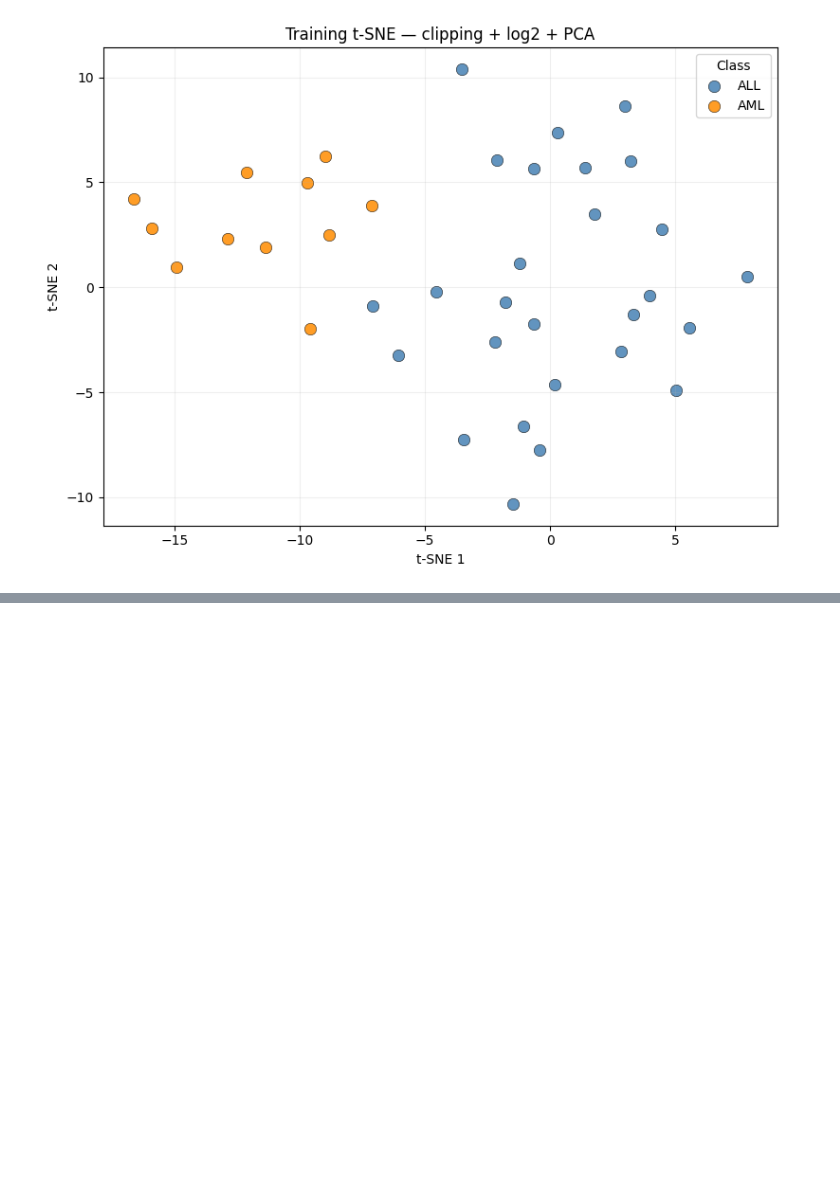
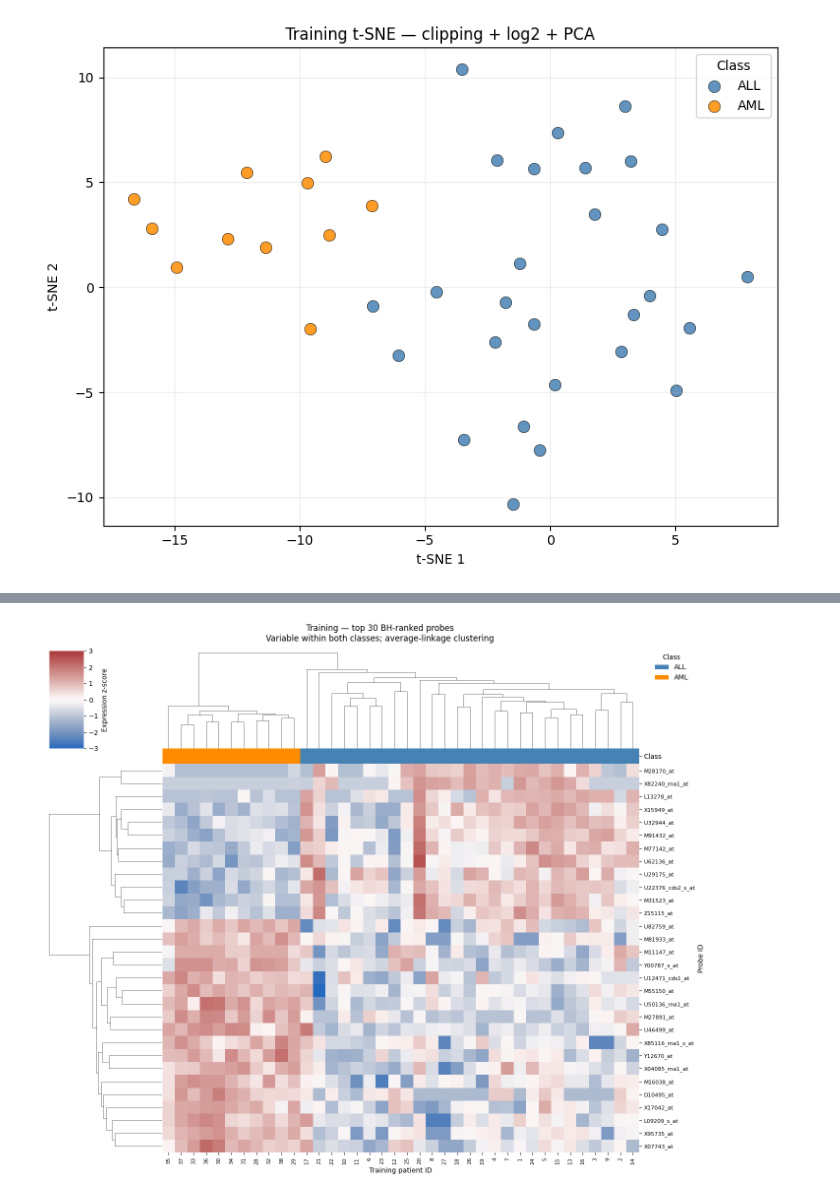
Before and after one commit to feyzatesoglu/all-aml-gene-expression-classification, a Jupyter notebook: notebooks/01_data_exploration.ipynb, the cells around one changed output, grey strips where cells are left out. Cells and saved outputs as stored; diff of their text form; code cells hidden in the pictures; blank space fills up the shorter version.

Commit message:
feat: add probe-level statistical analysis and clustered heatmap

```diff
--- a/notebooks/01_data_exploration.ipynb
+++ b/notebooks/01_data_exploration.ipynb
@@ -649,0 +809,73 @@ plt.show()
+# %%
+import seaborn as sns
+import matplotlib.pyplot as plt
+from matplotlib.patches import Patch
+
+# Mevcut BH sonuçlarını koruyarak görselleştirme alt kümesini seç.
+eligible = checked_stats.loc[
+    checked_stats["significant_BH_0.05"]
+    & ~checked_stats["near_constant_ALL"]
+    & ~checked_stats["near_constant_AML"]
+].sort_values(["p_adj_BH", "p_value"])
+
+top_probes = eligible.head(30).index
+assert len(top_probes) >= 2, "Isı haritası için yeterli prob yok."
+
+# Satırlar problar, sütunlar eğitim hastaları.
+heatmap_data = X_train_log.loc[:, top_probes].T
+
+# Her probu eğitim hastaları boyunca standartlaştır.
+# Bu işlem yalnızca görselleştirme içindir.
+row_mean = heatmap_data.mean(axis=1)
+row_std = heatmap_data.std(axis=1, ddof=1)
+
+heatmap_z = heatmap_data.sub(row_mean, axis=0).div(row_std, axis=0)
+assert np.isfinite(heatmap_z.to_numpy()).all()
+
+class_colors = {0: "steelblue", 1: "darkorange"}
+patient_colors = (
+    y_train.reindex(heatmap_z.columns)
+    .map(class_colors)
+    .rename("Class")
+)
+
+g = sns.clustermap(
+    heatmap_z,
+    cmap="vlag",
+    center=0,
+    vmin=-3,
+    vmax=3,
+    method="average",
+    metric="euclidean",
+    col_colors=patient_colors,
+    figsize=(14, 11),
+    xticklabels=True,
+    yticklabels=True,
+    cbar_kws={"label": "Expression z-score"}
+)
+
+g.ax_heatmap.set_xlabel("Training patient ID")
+g.ax_heatmap.set_ylabel("Probe ID")
+g.ax_heatmap.tick_params(axis="x", labelrotation=90, labelsize=8)
+g.ax_heatmap.tick_params(axis="y", labelsize=8)
+
+g.fig.suptitle(
+    f"Training — top {len(top_probes)} BH-ranked probes\n"
+    "Variable within both classes; average-linkage clustering",
+    y=1.03
+)
+
+g.ax_col_dendrogram.legend(
+    handles=[
+        Patch(facecolor="steelblue", label="ALL"),
+        Patch(facecolor="darkorange", label="AML")
+    ],
+    title="Class",
+    loc="upper left",
+    bbox_to_anchor=(1.02, 1),
+    frameon=False
+)
+
+plt.show()
+# %% [output]
+[figure, added]
```
Also changed, not shown: parts of 3 cells of this notebook.
